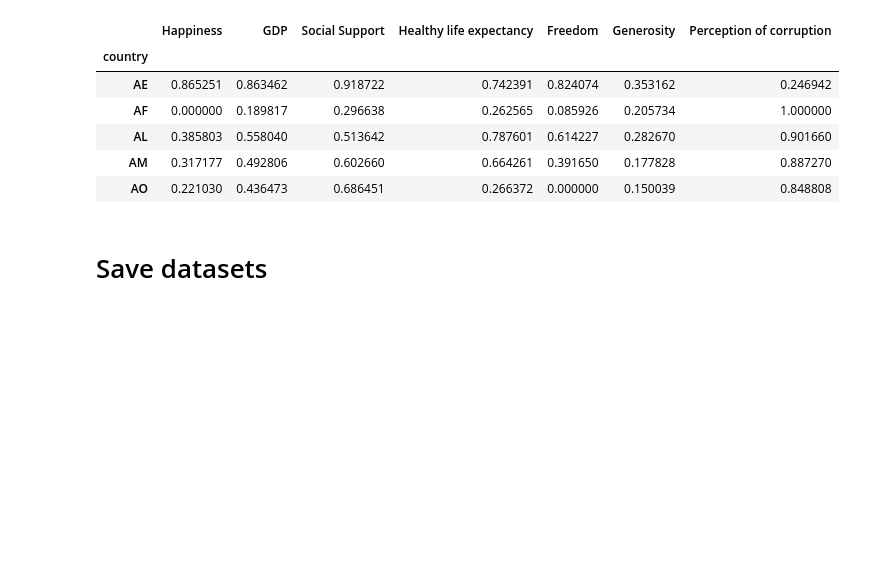
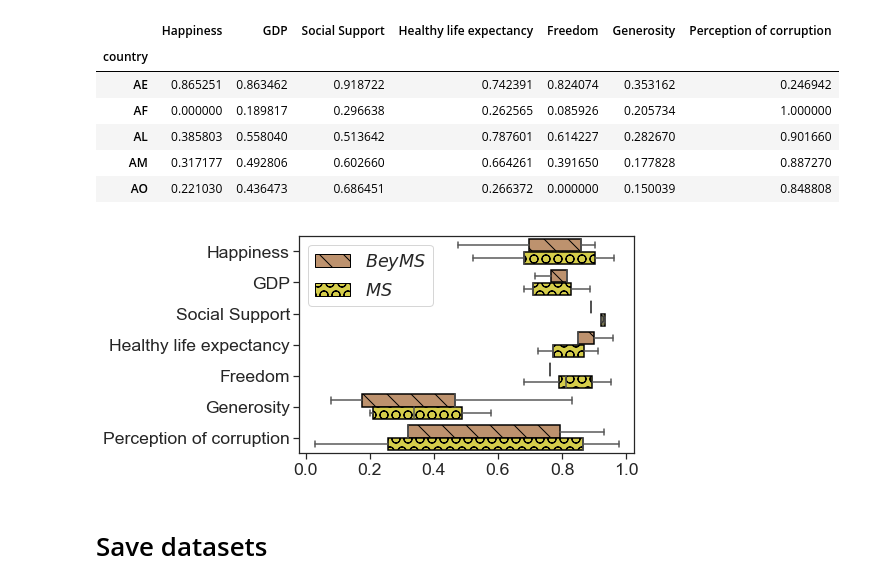
Before and after one commit to pmuellner/supporttheunderground, a Jupyter notebook: Identification and Analysis of User groups.ipynb, the cells around one changed output. Drawn from its saved outputs; the diff is of its cells as text; code cells hidden in the pictures; blank space fills up the shorter version.

```diff
--- a/Identification and Analysis of User groups.ipynb
+++ b/Identification and Analysis of User groups.ipynb
@@ -526,21 +577,30 @@ whr_ms_df = users_df.loc[ms_in_top_countries].merge(whr_df, left_on="country", r
 # %%
 df = whr_beyms_df.append(whr_ms_df).drop(columns=["country"], axis=1).stack().reset_index().set_index("user_id")
 df.columns = ["dimension", "value"]
 df["ms"] = [uid in ms for uid in df.index]
 
 g = sns.boxplot(data=df, x="value", y="dimension", hue="ms", showfliers=False, palette=["#ca9161", "#ece133"])
 patterns = ["\\", "O"]
 for hatch, patch in zip_longest_cycle(patterns, g.artists):
     patch.set_hatch(hatch)
 
+for patch in g.artists:
+    patch.set_edgecolor("black")
+
+colors = [to_hex(patch.get_facecolor()) for patch in g.artists]
+beyms_patch = mpatches.Patch(facecolor=colors[0], hatch="\\", edgecolor="black")
+ms_patch = mpatches.Patch(facecolor=colors[1], hatch="O", edgecolor="black")
+plt.legend(loc="upper left", handles=[beyms_patch, ms_patch])
 g.legend_.set_title("")
-plt.legend(loc="upper left")
 new_labels = [r"$BeyMS$", r"$MS$"]
 for t, l in zip(g.legend_.texts, new_labels):
     t.set_text(l)
+
 plt.ylabel("")
 plt.xlabel("")
 plt.grid(False)
+# %% [output]
+[figure, added]
 # %% [markdown]
 # Save datasets
 # %%
```
Also changed, not shown: parts of 35 cells of this notebook, 6 other files.
